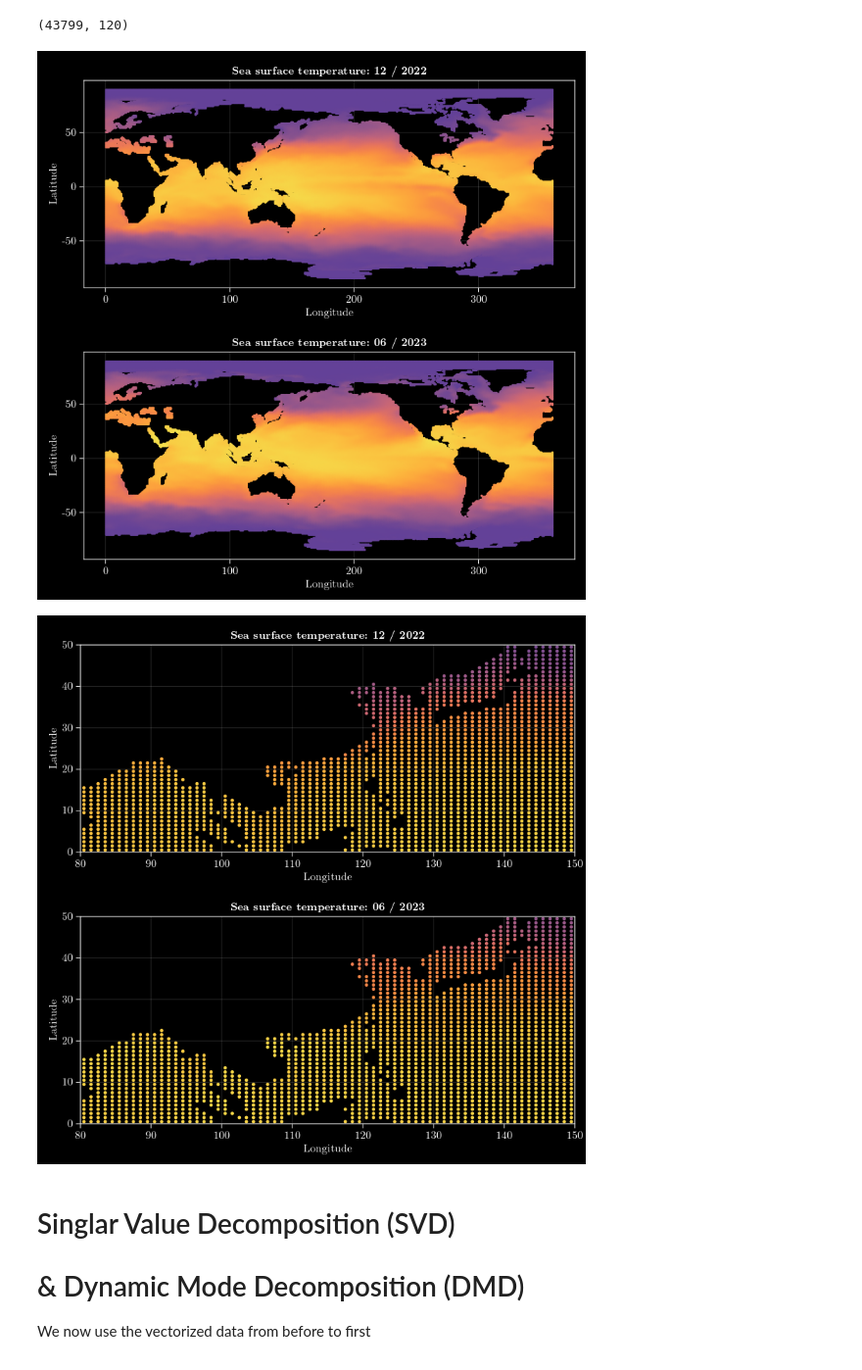
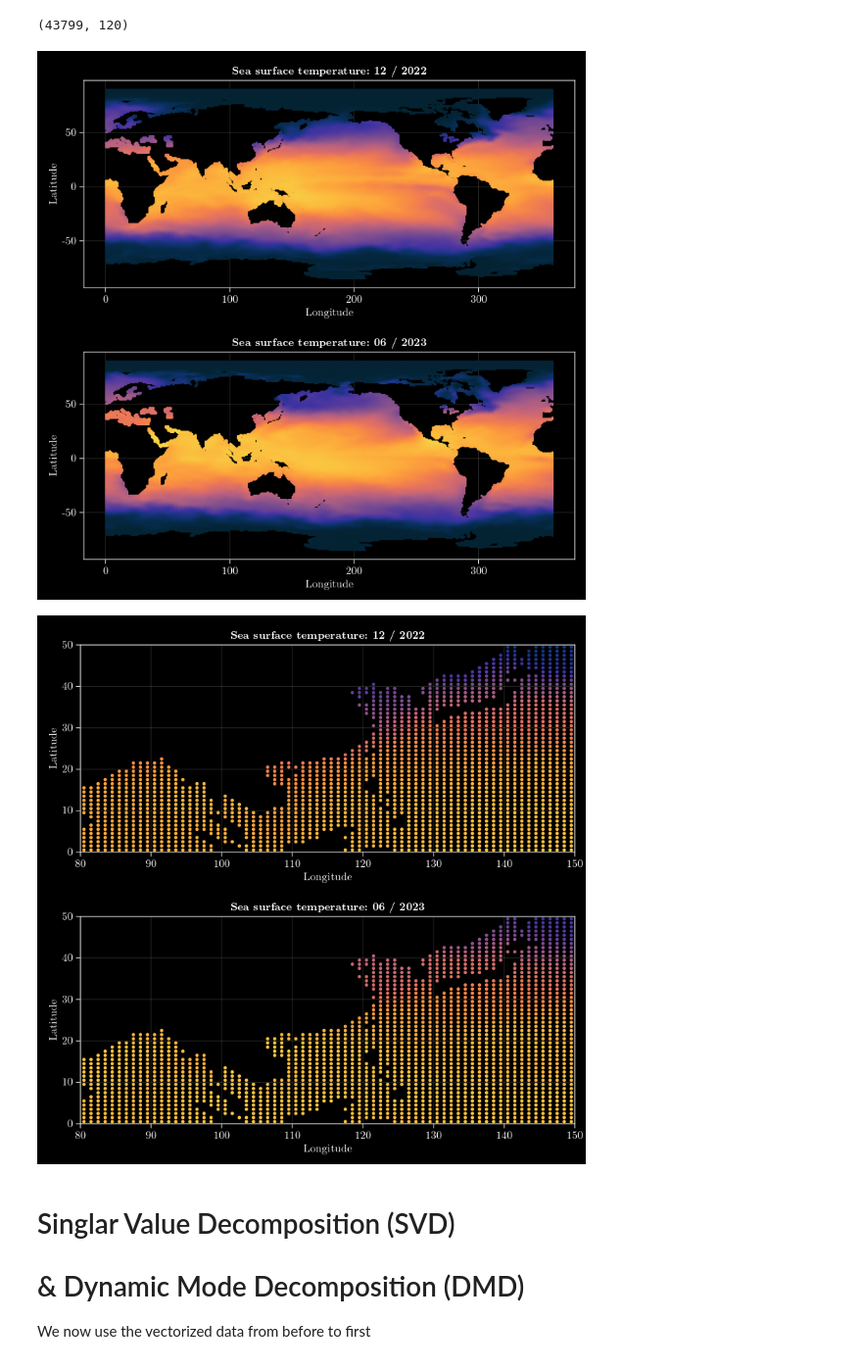
Before and after one commit to DS-4-DS/DS4DS_Course, a Jupyter notebook: notebooks/Linear Model Identification/SVD_DMD_SeaSurfaceTemperature.ipynb, the cells around one changed output. Shown at 98% size. Cells and saved outputs as stored; diff of their text form; code cells hidden in the pictures.

```diff
--- a/notebooks/Linear Model Identification/SVD_DMD_SeaSurfaceTemperature.ipynb
+++ b/notebooks/Linear Model Identification/SVD_DMD_SeaSurfaceTemperature.ipynb
@@ -128,31 +128,30 @@ println(size(SST))
 # %%
 # Plotting
 
 # calculate indices for color range (for plotting)
-deltaT = maximum(SST) - minimum(SST);
-crange = (((SST .- minimum(SST)) ./ deltaT) .+ 0.4) ./ 1.4;
+crange = normalizeVector(SST);
 
 dark_latexfonts = merge(theme_black(), theme_latexfonts())
 set_theme!(dark_latexfonts)
 
 fig = Figure(resolution = (800, 800), backgroundcolor = "black")
 ax = Axis(fig[1, 1], backgroundcolor = "black",
     title=@sprintf("Sea surface temperature: %02d / %d", monthStudy[nstudy-6], yearStudy[nstudy-6]),
     xlabel="Longitude", ylabel="Latitude")
 sc = scatter!(ax, Xlon, Xlat, color = crange[:, nstudy-6],
     colorrange = (0,1), markersize = 5,
     colormap = :thermal)
 
 ax = Axis(fig[2, 1], backgroundcolor = "black",
     title=@sprintf("Sea surface temperature: %02d / %d", monthStudy[nstudy], yearStudy[nstudy]),
     xlabel="Longitude", ylabel="Latitude")
 sc = scatter!(ax, Xlon, Xlat, color = crange[:, nstudy],
     colorrange = (0,1), markersize = 5,
     colormap = :thermal)
 
 fig
 # %% [output]
-[figure, old version]
+[figure, new version]
 # %%
 # "zoom in"
 dark_latexfonts = merge(theme_black(), theme_latexfonts())
@@ -173,7 +172,7 @@ sc = scatter!(ax, Xlon, Xlat, color = crange[:, nstudy],
     colormap = :thermal)
 fig
 # %% [output]
-[figure, old version]
+[figure, new version]
 # %%
 # Create video
 
```
Also changed, not shown: parts of 2 cells of this notebook.
